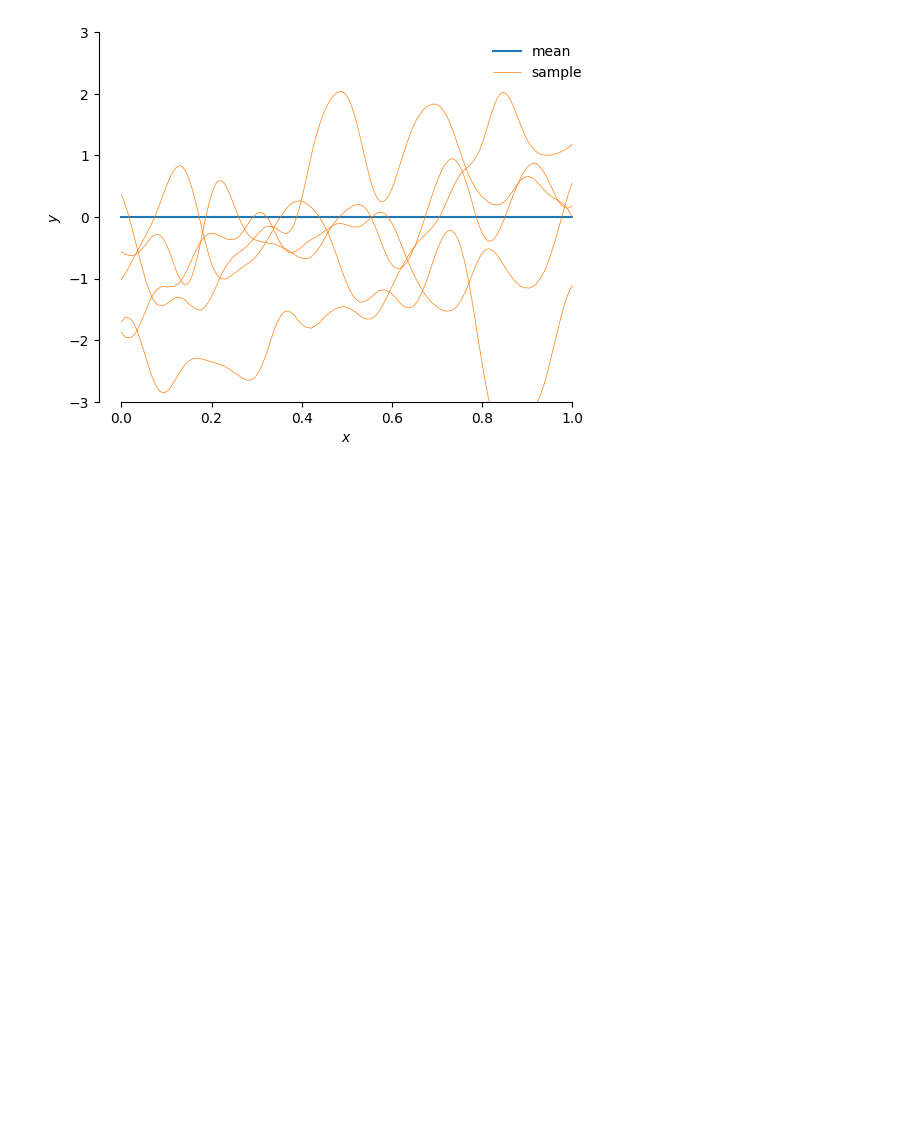
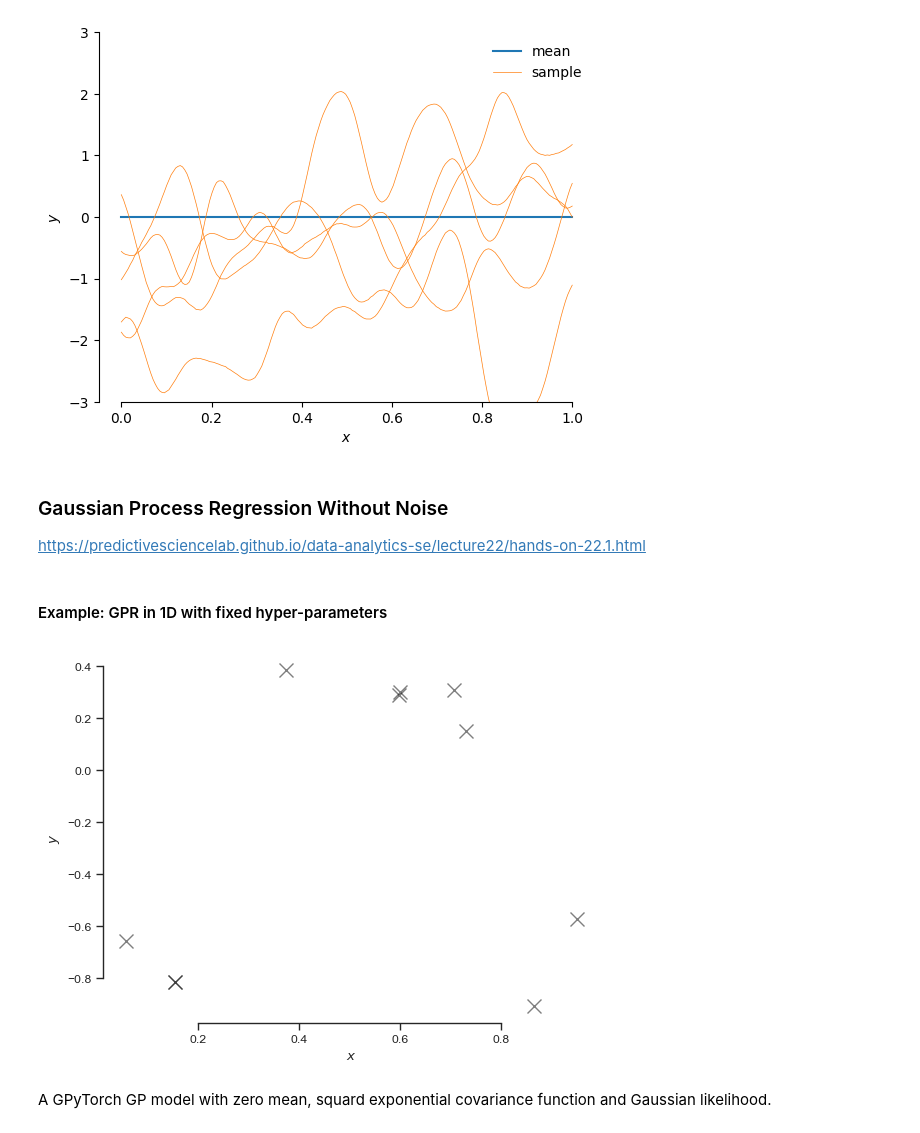
Before and after one commit to xplutoy/cookbook-ml, a Jupyter notebook: cookbook_ml/gpytorch.ipynb, the cells around one changed output. Drawn from its saved outputs; the diff is of its cells as text; code cells hidden in the pictures; blank space fills up the shorter version.

Commit message:
feat: GPR without noise

```diff
--- a/cookbook_ml/gpytorch.ipynb
+++ b/cookbook_ml/gpytorch.ipynb
@@ -332,3 +347,29 @@ k = kslow + kfast
 sample_functions(mean_func, k, num_samples=5, num_test=200)
 # %% [output]
 [figure]
+# %% [markdown]
+### Gaussian Process Regression Without Noise
+
+https://predictivesciencelab.github.io/data-analytics-se/lecture22/hands-on-22.1.html
+# %% [markdown]
+#### Example: GPR in 1D with fixed hyper-parameters
+# %%
+np.random.seed(42)
+
+n = 10
+
+X = np.random.rand(n)
+
+f_true = lambda x: -np.cos(np.pi * x) * np.sin(4 * np.pi * x)
+Y = f_true(X)
+
+fig, ax = plt.subplots()
+ax.plot(X, Y, "kx", markersize=10, alpha=0.5)
+ax.set_xlabel("$x$")
+ax.set_ylabel("$y$")
+
+sns.despine(trim=True)
+# %% [output]
+[figure, added]
+# %% [markdown]
+A GPyTorch GP model with zero mean, squard exponential covariance function and Gaussian likelihood.
```
Also changed, not shown: parts of 22 cells of this notebook.
